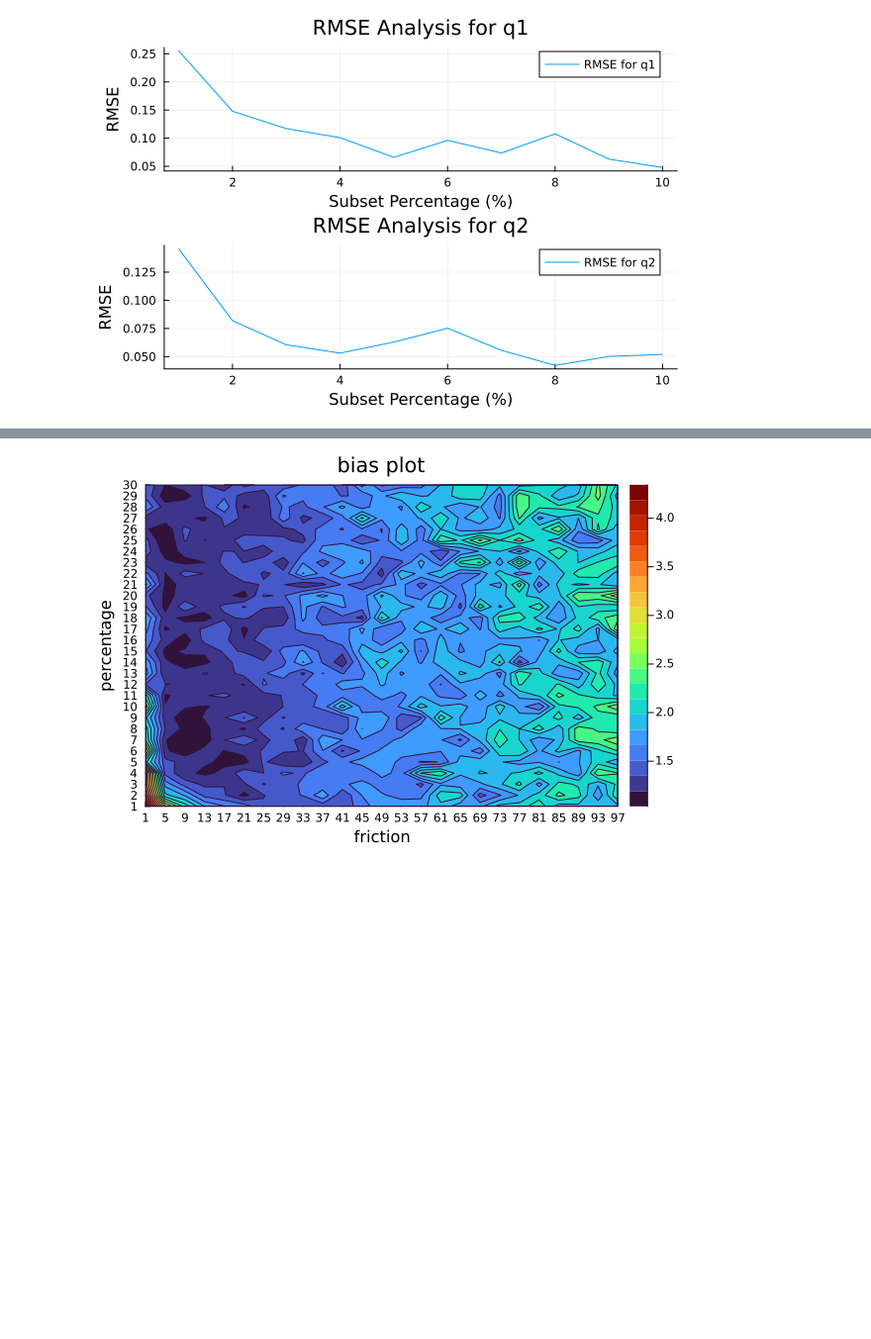
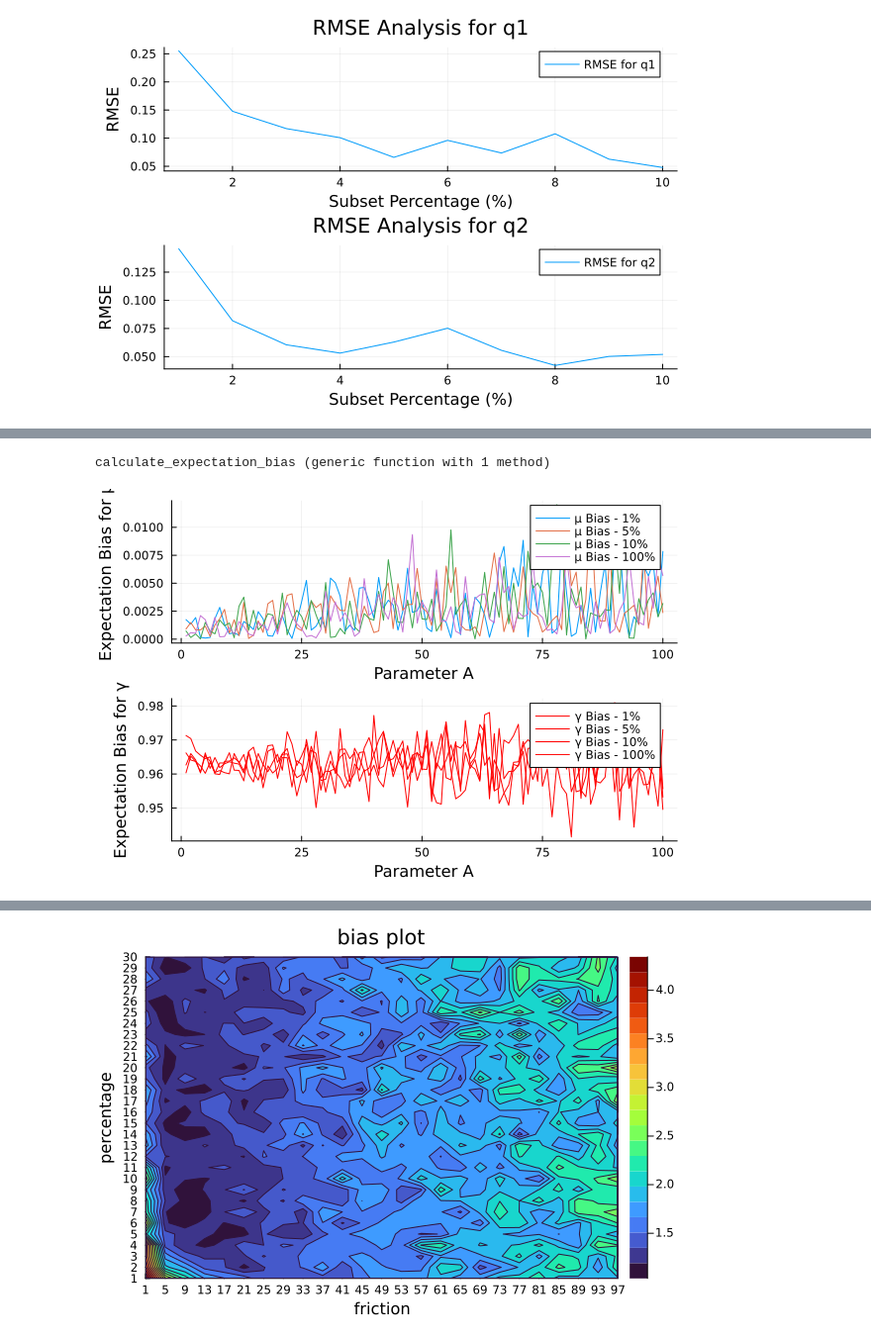
Before and after one commit to will-r-smith/Stochastic-Gradient-Langevin-Dynamics, a Jupyter notebook: models/BAOAB.ipynb, the cells around one changed output, grey strips where cells are left out. Shown at 99% size. Cells and saved outputs as stored; diff of their text form; code cells hidden in the pictures; blank space fills up the shorter version.

```diff
--- a/models/BAOAB.ipynb
+++ b/models/BAOAB.ipynb
@@ -390,0 +496,63 @@ length(n_lst)
+# %%
+function calculate_expectation_bias(A, percentage)
+
+    q_traj, p_traj, t_traj = run_simulation(q0, p0, Nsteps, h, A, beta, Samples, BAOAB_step, grad_gaussian, N, percentage);
+
+    # the expected value of the simulation parameter μ and γ
+    mu_simulation_mean = mean(q_traj[1, :])
+    gamma_simulation_mean = mean(q_traj[2, :])
+
+    # Calculate the theoretical value of parameter μ and γ
+
+    theoretical_expect_mu = mu_N
+    theoretical_expect_gamma = 1/beta_N
+
+    # 计算与理论期望值的差异
+    diff_mu = mu_simulation_mean - theoretical_expect_mu
+    diff_gamma = gamma_simulation_mean - theoretical_expect_gamma
+
+    return abs(diff_mu), abs(diff_gamma)
+
+end
+# %% [output]
+calculate_expectation_bias (generic function with 1 method)
+# %%
+using Plots
+
+# Initialize one walker
+q0 = [0,1]; p0 = randn(2)
+Nsteps = 1000000; h = 0.001; beta = 1.0; N = 100
+Samples = randn(N)
+# Range of A values
+A_values = 1:100
+
+
+# calculate the real distribution
+x_bar = sum(Samples)/N;
+mu_N = x_bar * N / (N+1); kappa_N = N+1; alpha_N = 1 + N/2; beta_N = 1 + sum((Samples .- x_bar).^2) / 2 + N * x_bar^2 / (2 * (1+N));
+v = 2 * alpha_N; std_mu = sqrt(beta_N / (kappa_N*alpha_N)); tdist = TDist(v)
+mu_dist = mu_N .+ std_mu .* tdist
+gamma_dist = Gamma(alpha_N, 1/beta_N)
+
+# Define a subset percentage array
+percentages = [1, 5, 10, 100]
+
+
+# Initialize a dictionary to hold expected deviation data for each percentage
+expectation_biases_mu = Dict()
+expectation_biases_gamma = Dict()
+
+# Compute the expectation difference
+for perc in percentages
+    biases_mu = Float64[]
+    biases_gamma = Float64[]
+    for A in A_values
+        diff_mu, diff_gamma = calculate_expectation_bias(A, perc)
+        push!(biases_mu, diff_mu)
+        push!(biases_gamma, diff_gamma)
+    end
+    expectation_biases_mu[perc] = biases_mu
+    expectation_biases_gamma[perc] = biases_gamma
+end
+# %% [output]
+[figure, added]
```
Also changed, not shown: parts of 20 cells of this notebook.
